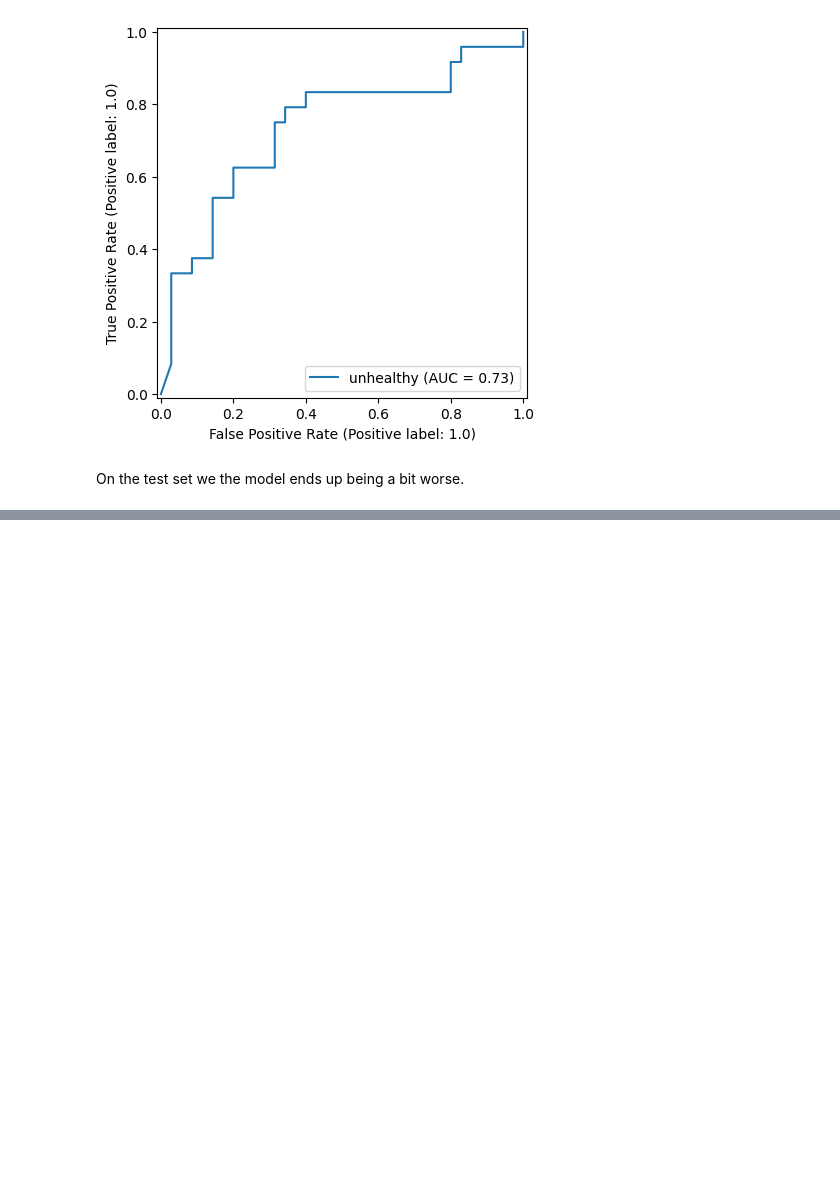
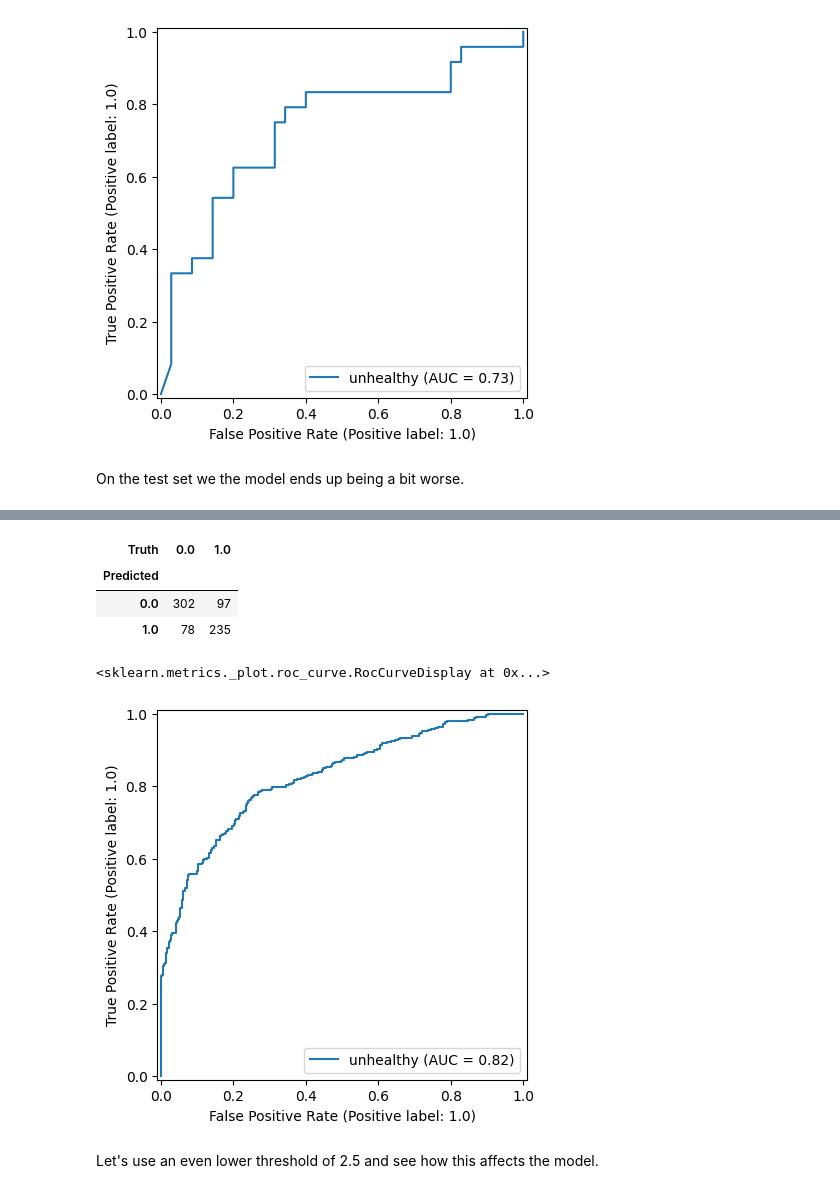
Before and after one commit to quityQ/bachelor, a Jupyter notebook: analysis_logreg.ipynb, the cells around one changed output, grey strips where cells are left out. Cells and saved outputs as stored; diff of their text form; code cells hidden in the pictures; blank space fills up the shorter version.

```diff
--- a/analysis_logreg.ipynb
+++ b/analysis_logreg.ipynb
@@ -645,0 +648,8 @@ On the test set we the model ends up being a bit worse.
+# %%
+df_3std_vif_5 = df_3std.copy()
+
+#drop unnecessary columns
+df_3std_vif_5.drop(columns=['z_score', 'year'], inplace=True)
+
+# note: calculation can take up to 5 minutes
+df_3std_vif_5_trimmed = vif_featuretrimmer(df_3std_vif_5, 20, threshold=5)
@@ -645,0 +675,17 @@ On the test set we the model ends up being a bit worse.
+# %%
+# create y, the target variable and X, the features
+y = list(df_3std_vif_5_trimmed['unhealthy'])
+numeric_columns = df_3std_vif_5_trimmed.select_dtypes(include=[np.number]).columns.tolist()
+X = df_3std_vif_5_trimmed[numeric_columns]
+
+# dropping targets
+X = X.drop(columns=['distressed', 'unhealthy'])
+# dropping high correlation features that VIF didn't catch
+X = X.drop(columns=['grossProfitRatio', 'ebitdaratio'])
+# dropping features as part of model selection
+X = X.drop(columns=['deferredRevenue','salesMaturitiesOfInvestments','commonStock','inventory_cash_flow_statement','acquisitionsNet','researchAndDevelopmentExpenses','otherWorkingCapital','taxPayables','intangibleAssets','effectOfForexChangesOnCash','netDebt','deferredRevenueNonCurrent','epsdiluted', 'otherAssets', 'otherCurrentAssets', 'totalOtherIncomeExpensesNet', 'weightedAverageShsOut'])
+# run the logistic regression model
+glm = sm.GLM(y, X, family=sm.families.Binomial())
+results = glm.fit()
+
+print(results.summary())
@@ -645,0 +713,22 @@ On the test set we the model ends up being a bit worse.
+# %%
+probs = results.predict(X)
+pred_labels = np.array(['0.0']*712)
+pred_labels[probs>0.5] = '1.0'
+
+true_labels = df_3std_vif['unhealthy'].values.astype(str)
+
+confusion_table(pred_labels, true_labels)
+# %% [output]
+| Truth | 0.0 | 1.0 |
+| Predicted |  |  |
+| 0.0 | 302 | 97 |
+| 1.0 | 78 | 235 |
+# %%
+roc_curve = RocCurveDisplay.from_predictions
+
+roc_curve(true_labels, probs, pos_label='1.0', name='unhealthy')
+# %% [output]
+<sklearn.metrics._plot.roc_curve.RocCurveDisplay at 0x...>
+[figure, added]
+# %% [markdown]
+Let's use an even lower threshold of 2.5 and see how this affects the model.
```
Also changed, not shown: parts of 11 cells of this notebook, 8 other files.
